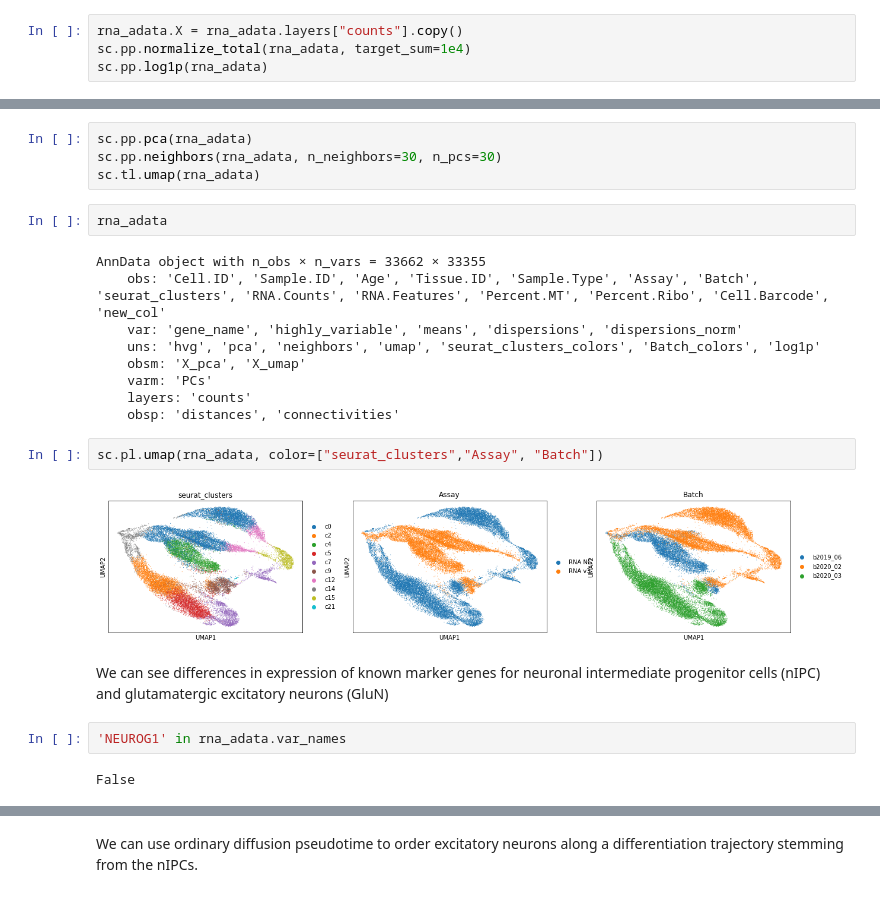
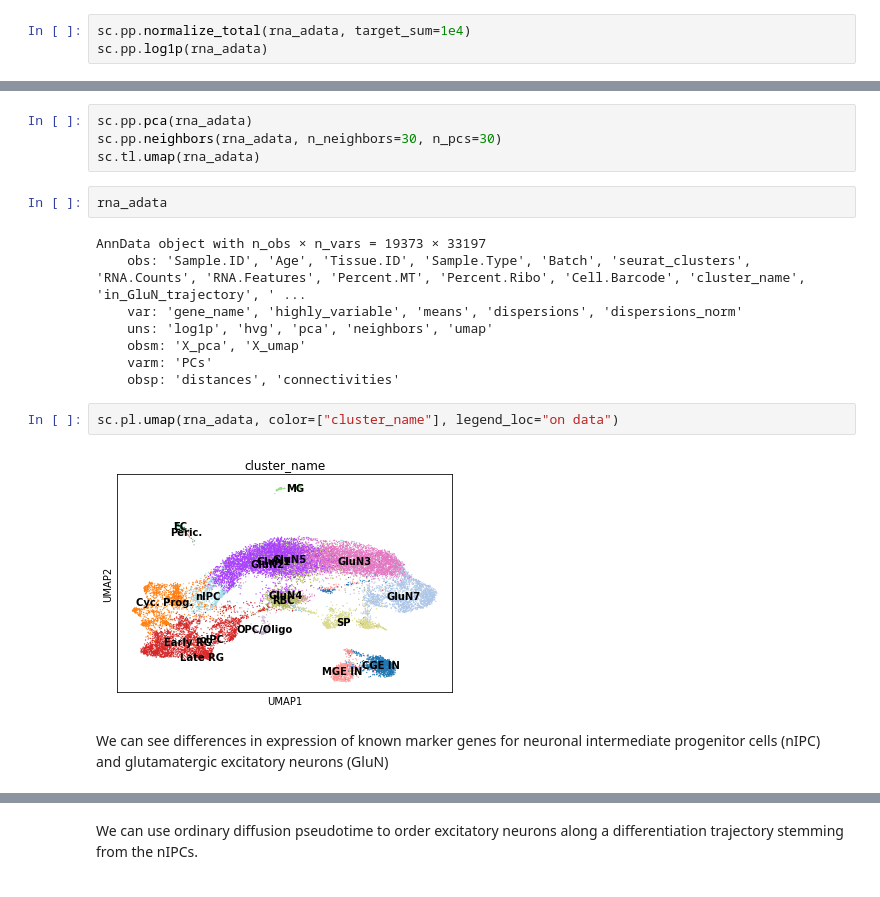
Before and after one commit to NBISweden/single-cell_sib_scilifelab_2021, a Jupyter notebook: multiomics/muon_analysis_diagonal.ipynb, the cells around one changed output, grey strips where cells are left out. Cells and saved outputs as stored; diff of their text form.

```diff
--- a/multiomics/muon_analysis_diagonal.ipynb
+++ b/multiomics/muon_analysis_diagonal.ipynb
@@ -120,5 +174,4 @@ For preprocessing the scRNA data we can use the standard functions implemented i
 # %%
-rna_adata.X = rna_adata.layers["counts"].copy()
 sc.pp.normalize_total(rna_adata, target_sum=1e4)
 sc.pp.log1p(rna_adata)
 # %% [markdown]
@@ -144,24 +197,19 @@ sc.tl.umap(rna_adata)
 # %%
 rna_adata
 # %% [output]
-AnnData object with n_obs × n_vars = 33662 × 33355
-    obs: 'Cell.ID', 'Sample.ID', 'Age', 'Tissue.ID', 'Sample.Type', 'Assay', 'Batch', 'seurat_clusters', 'RNA.Counts', 'RNA.Features', 'Percent.MT', 'Percent.Ribo', 'Cell.Barcode', 'new_col'
+AnnData object with n_obs × n_vars = 19373 × 33197
+    obs: 'Sample.ID', 'Age', 'Tissue.ID', 'Sample.Type', 'Batch', 'seurat_clusters', 'RNA.Counts', 'RNA.Features', 'Percent.MT', 'Percent.Ribo', 'Cell.Barcode', 'cluster_name', 'in_GluN_trajectory', ' ...
     var: 'gene_name', 'highly_variable', 'means', 'dispersions', 'dispersions_norm'
-    uns: 'hvg', 'pca', 'neighbors', 'umap', 'seurat_clusters_colors', 'Batch_colors', 'log1p'
+    uns: 'log1p', 'hvg', 'pca', 'neighbors', 'umap'
     obsm: 'X_pca', 'X_umap'
     varm: 'PCs'
-    layers: 'counts'
     obsp: 'distances', 'connectivities'
 # %%
-sc.pl.umap(rna_adata, color=["seurat_clusters","Assay", "Batch"])
+sc.pl.umap(rna_adata, color=["cluster_name"], legend_loc="on data")
 # %% [output]
-[figure, old version]
+[figure, new version]
 # %% [markdown]
 We can see differences in expression of known marker genes for neuronal intermediate progenitor cells (nIPC) and glutamatergic excitatory neurons (GluN)
-# %%
-'NEUROG1' in rna_adata.var_names
-# %% [output]
-False
 # %%
 marker_genes = {
     "nIPC":['EOMES', 'PPP1R17', 'PENK', 'NEUROG1', 'NEUROG2'],
```
Also changed, not shown: parts of 79 cells of this notebook.
